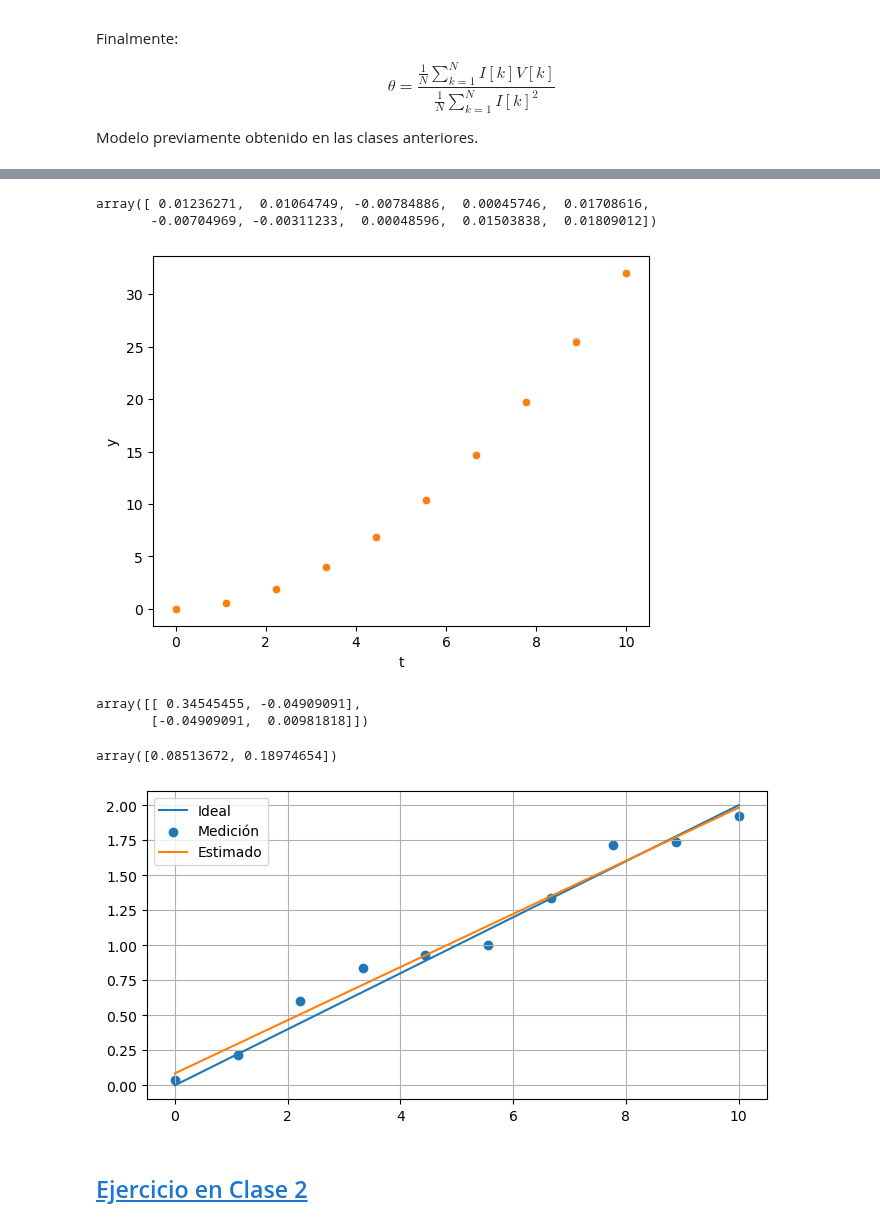
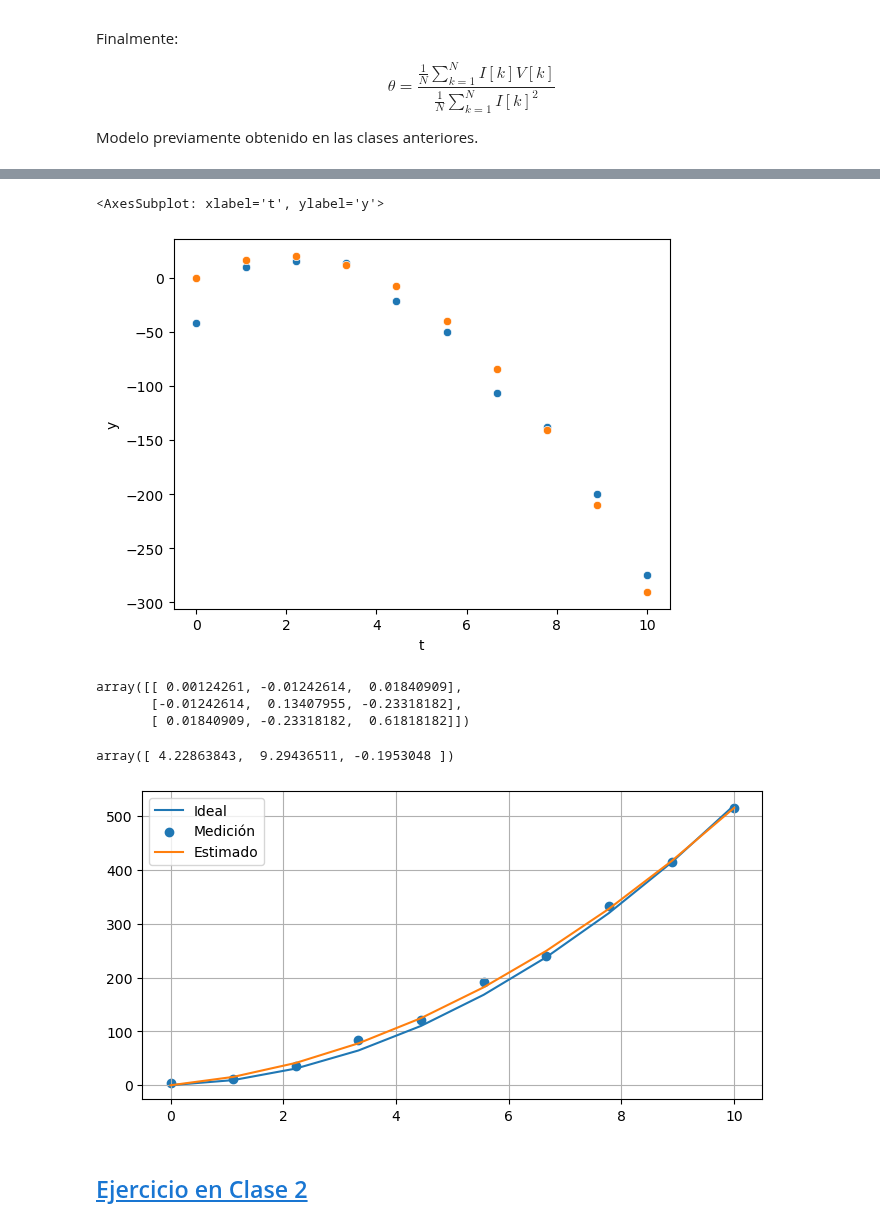
Before and after one commit to jairocuellar/System_identification, a Jupyter notebook: class_05_01.ipynb, the cells around one changed output, grey strips where cells are left out. Drawn from its saved outputs; the diff is of its cells as text; code cells hidden in the pictures.

```diff
--- a/class_05_01.ipynb
+++ b/class_05_01.ipynb
@@ -146,68 +146,77 @@ N&\sum_{k=1}^{N}t[n]\\\sum_{k=1}^{N}t[n]&\sum_{k=1}^{N}t[n]^2
 # Estimador de mínimos cuadráticos para modelos polinomiales
 N = 10
 t = np.linspace(0,10,N)
-teta1 = 0;
-teta2 = 0.2
-teta3 = 0.3
-teta4 = 1
-## Valores verdaderos según el modelo:
+teta0 = 0;
+teta1 = 20
+teta2 = -9.80665/2
 
-#y_true = (teta4*(t**3)+teta3*(t**2)+teta2*t+teta1)
-y_true = (teta3*(t**2)+teta2*t+teta1)
+## Valores verdaderos modelados (deberían ser medidos):
+
+y_true = (teta2*(t**2)+teta1*t+teta0)
 #y_true = teta2*t+teta1
 #y_true = teta1
 ##Señal de error de media 0:
-e = np.random.normal(0,0.01,size=N)
-## Señal con error incluido
+## El varo del error puede modificarse por el parámetro r, dependiendo de
+## los valores máximos de la gráfica de y real o verdadero, por ejemplo:
+# si el máximo de y_true es 5, r podría ser un valor cercano a 1 para
+# asumir un máximo del 20% de error.
+
+r = 20
+e = np.random.normal(0,20,size=N)
+
+## Señal con error incluido para simular una medición
 y = y_true + e
 data = pd.DataFrame(data = {'t':t,'y':y})
 data['ones'] = 1
 data['y_true'] = y_true
 sns.scatterplot(data,x ='t',y = 'y')
 sns.scatterplot(data,x ='t',y = 'y_true')
-e
 # %% [output]
-array([ 0.01236271,  0.01064749, -0.00784886,  0.00045746,  0.01708616,
-       -0.00704969, -0.00311233,  0.00048596,  0.01503838,  0.01809012])
+<AxesSubplot: xlabel='t', ylabel='y'>
-[figure, old version]
+[figure, new version]
 # %%
 ### Calculando la matriz Moore - Penrose
 #phi = np.array([data.ones, data.t**0.5]).transpose()
 #phi = np.array([data.ones, data.t, data.t**2, data.t**3]).transpose()
 #phi = np.array([data.ones, data.t, data.t**2]).transpose()
-phi = np.array([data.ones, data.t]).transpose()
-#phi = np.array([data.ones]).transpose()
+
+## phi es el regresor y es una HIPÓTESIS
+## Se supone que desconocemos cómo sería, entonces toca ensayar con diferentes
+# valores para el regresor
+
+phi = np.array([data.t**2, data.t,data.ones]).transpose()
 A = np.dot(phi.transpose(),phi)
 Mpr = np.linalg.inv(A)
 Mpr
 # %% [output]
-array([[ 0.34545455, -0.04909091],
-       [-0.04909091,  0.00981818]])
+array([[ 0.00124261, -0.01242614,  0.01840909],
+       [-0.01242614,  0.13407955, -0.23318182],
+       [ 0.01840909, -0.23318182,  0.61818182]])
 # %%
 #Obteniendo la matriz de estimadores
 B = np.dot(phi.transpose(),y)
 theta = np.dot(Mpr,B)
 theta
 # %% [output]
-array([0.08513672, 0.18974654])
+array([ 4.22863843,  9.29436511, -0.1953048 ])
 # %%
 ## Calculando los datos de salida con los parámetros estimados
 #y_e = theta[1]*(t**0.5)+theta[0]
 #y_e = theta[3]*(t**3)+theta[2]*(t**2)+theta[1]*t+theta[0]
 #y_e = theta[2]*(t**2)+theta[1]*t+theta[0]
-y_e = theta[1]*t+theta[0]
+y_e = theta[0]*(t**2)+theta[1]*t+theta[2]
 data_e = pd.DataFrame(data = {'t':t,'y_e':y_e})
 ## Graficando Los 3 modelos
 #sns.scatterplot(data,x ='t',y = 'y')
 #sns.scatterplot(data_e,x ='t',y = 'y_e')
 plt.figure(figsize=(8,4))
 plt.plot(t,y_true)
 plt.scatter(t,y)
 plt.plot(t,y_e)
 
 plt.legend(["Ideal","Medición","Estimado"])
 plt.grid()
 # %% [output]
-[figure, old version]
+[figure, new version]
 # %% [markdown]
 ## [Ejercicio en Clase 2](ejercicio_02.ipynb)
```
Also changed, not shown: parts of 2 cells of this notebook, 2 other files.
